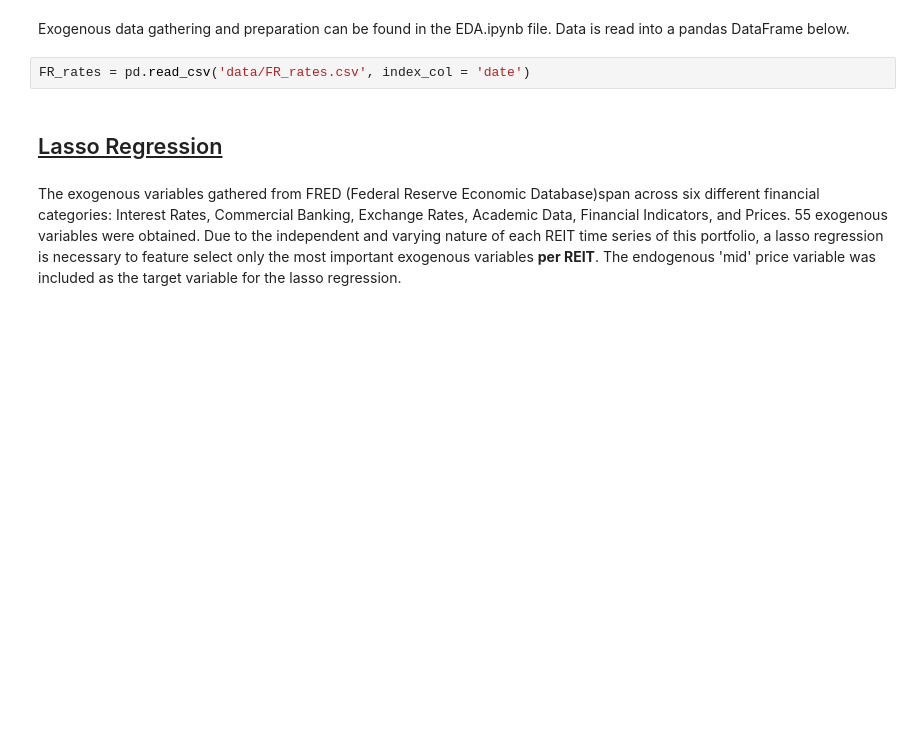
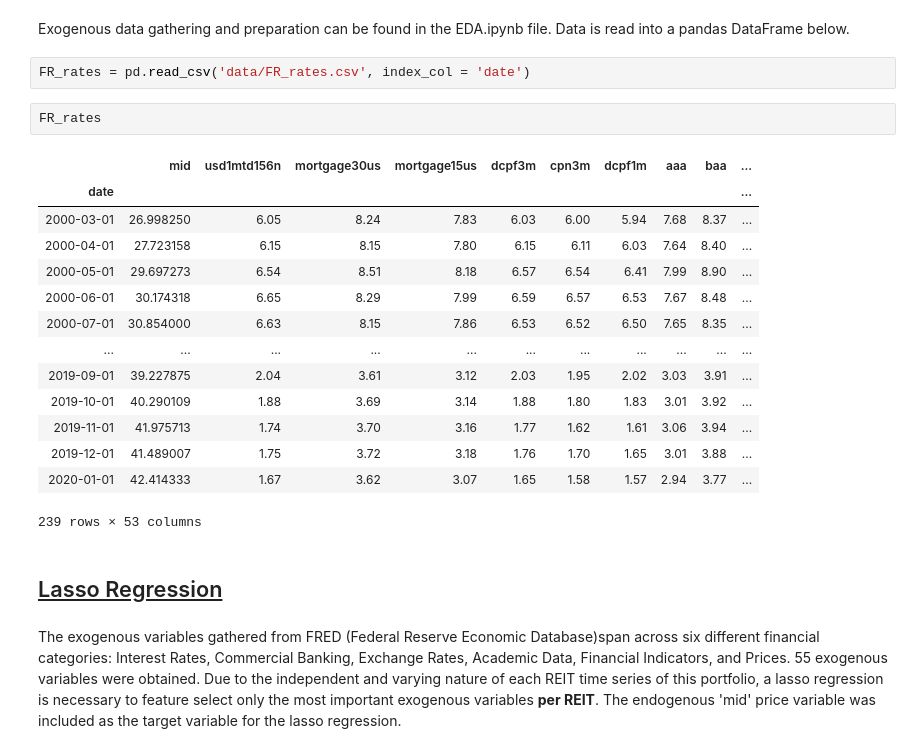
Before and after one commit to andrewcole33/reit_time_series_analysis, a Jupyter notebook: FR_TS.ipynb, the cells around one changed output. Saved outputs shown, nothing was run; the diff lists cells and outputs as text; blank space fills up the shorter version.

```diff
--- a/FR_TS.ipynb
+++ b/FR_TS.ipynb
@@ -146,6 +149,23 @@ Predictions vs. Observed:
 Exogenous data gathering and preparation can be found in the EDA.ipynb file. Data is read into a pandas DataFrame below.
 # %%
 FR_rates = pd.read_csv('data/FR_rates.csv', index_col = 'date')
+# %%
+FR_rates
+# %% [output]
+|  | mid | usd1mtd156n | mortgage30us | mortgage15us | dcpf3m | cpn3m | dcpf1m | aaa | baa | ... |
+| date |  |  |  |  |  |  |  |  |  | ... |
+| 2000-03-01 | 26.998250 | 6.05 | 8.24 | 7.83 | 6.03 | 6.00 | 5.94 | 7.68 | 8.37 | ... |
+| 2000-04-01 | 27.723158 | 6.15 | 8.15 | 7.80 | 6.15 | 6.11 | 6.03 | 7.64 | 8.40 | ... |
+| 2000-05-01 | 29.697273 | 6.54 | 8.51 | 8.18 | 6.57 | 6.54 | 6.41 | 7.99 | 8.90 | ... |
+| 2000-06-01 | 30.174318 | 6.65 | 8.29 | 7.99 | 6.59 | 6.57 | 6.53 | 7.67 | 8.48 | ... |
+| 2000-07-01 | 30.854000 | 6.63 | 8.15 | 7.86 | 6.53 | 6.52 | 6.50 | 7.65 | 8.35 | ... |
+| ... | ... | ... | ... | ... | ... | ... | ... | ... | ... | ... |
+| 2019-09-01 | 39.227875 | 2.04 | 3.61 | 3.12 | 2.03 | 1.95 | 2.02 | 3.03 | 3.91 | ... |
+| 2019-10-01 | 40.290109 | 1.88 | 3.69 | 3.14 | 1.88 | 1.80 | 1.83 | 3.01 | 3.92 | ... |
+| 2019-11-01 | 41.975713 | 1.74 | 3.70 | 3.16 | 1.77 | 1.62 | 1.61 | 3.06 | 3.94 | ... |
+| 2019-12-01 | 41.489007 | 1.75 | 3.72 | 3.18 | 1.76 | 1.70 | 1.65 | 3.01 | 3.88 | ... |
+| 2020-01-01 | 42.414333 | 1.67 | 3.62 | 3.07 | 1.65 | 1.58 | 1.57 | 2.94 | 3.77 | ... |
+239 rows × 53 columns
 # %% [markdown]
 ## <ins>Lasso Regression<ins/>
 # %% [markdown]
```
Also changed, not shown: parts of 16 cells of this notebook, 10 other files.
